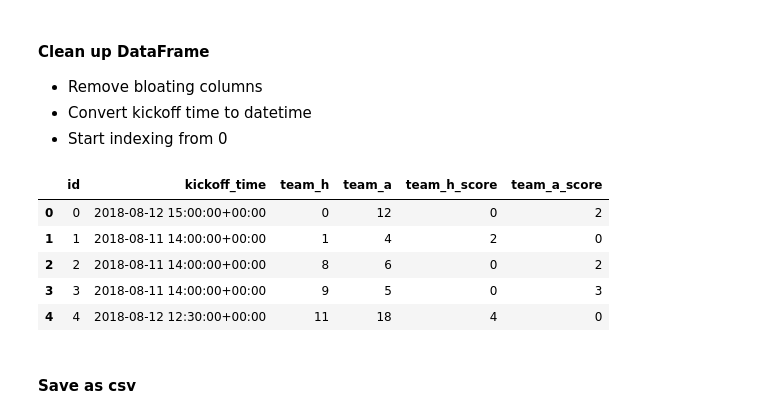
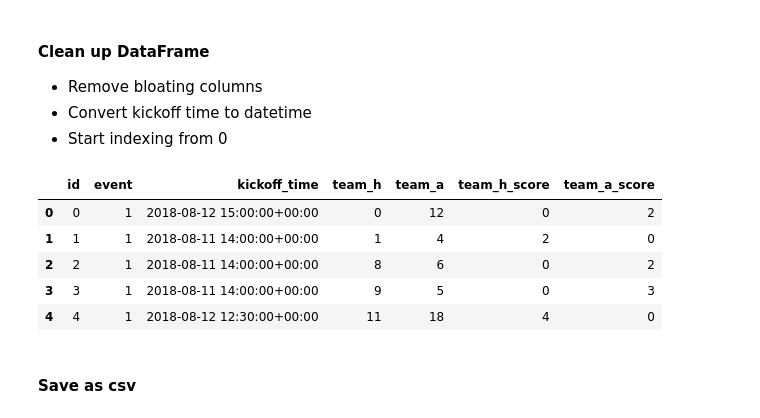
Before and after one commit to richardjdury/fpl, a Jupyter notebook: jupyter/preparing_data/Cleaning_Fixtures.ipynb, the cells around one changed output. Drawn from its saved outputs; the diff is of its cells as text; code cells hidden in the pictures.

```diff
--- a/jupyter/preparing_data/Cleaning_Fixtures.ipynb
+++ b/jupyter/preparing_data/Cleaning_Fixtures.ipynb
@@ -28,30 +28,30 @@ fixtures = pd.DataFrame(fixtures_json)
 - Start indexing from 0
 # %%
 # Remove bloating columns
-keep_columns = ['id', 'kickoff_time', 'team_h', 'team_a', 'team_h_score', 'team_a_score']
+keep_columns = ['id', 'event', 'kickoff_time', 'team_h', 'team_a', 'team_h_score', 'team_a_score']
 fixtures = fixtures[keep_columns]
 
 # Convert kickoff time string to a datetime
 fixtures['kickoff_time'] = pd.to_datetime(fixtures['kickoff_time'], utc=True)
 
 # Sort rows by fixture id and reset indexing
 fixtures = fixtures.sort_values(by=['id'])
 fixtures = fixtures.reset_index(drop=True)
 
 # Make sure team id begins counting from 0
 fixtures['team_h'] = fixtures['team_h']-1
 fixtures['team_a'] = fixtures['team_a']-1
 fixtures['id'] = fixtures['id']-1
 
 # View new DataFrame
 fixtures.head()
 # %% [output]
-|  | id | kickoff_time | team_h | team_a | team_h_score | team_a_score |
-| 0 | 0 | 2018-08-12 15:00:00+00:00 | 0 | 12 | 0 | 2 |
-| 1 | 1 | 2018-08-11 14:00:00+00:00 | 1 | 4 | 2 | 0 |
-| 2 | 2 | 2018-08-11 14:00:00+00:00 | 8 | 6 | 0 | 2 |
-| 3 | 3 | 2018-08-11 14:00:00+00:00 | 9 | 5 | 0 | 3 |
-| 4 | 4 | 2018-08-12 12:30:00+00:00 | 11 | 18 | 4 | 0 |
+|  | id | event | kickoff_time | team_h | team_a | team_h_score | team_a_score |
+| 0 | 0 | 1 | 2018-08-12 15:00:00+00:00 | 0 | 12 | 0 | 2 |
+| 1 | 1 | 1 | 2018-08-11 14:00:00+00:00 | 1 | 4 | 2 | 0 |
+| 2 | 2 | 1 | 2018-08-11 14:00:00+00:00 | 8 | 6 | 0 | 2 |
+| 3 | 3 | 1 | 2018-08-11 14:00:00+00:00 | 9 | 5 | 0 | 3 |
+| 4 | 4 | 1 | 2018-08-12 12:30:00+00:00 | 11 | 18 | 4 | 0 |
 # %% [markdown]
 #### Save as csv
 # %%
```
Also changed, not shown: 15 other files.
